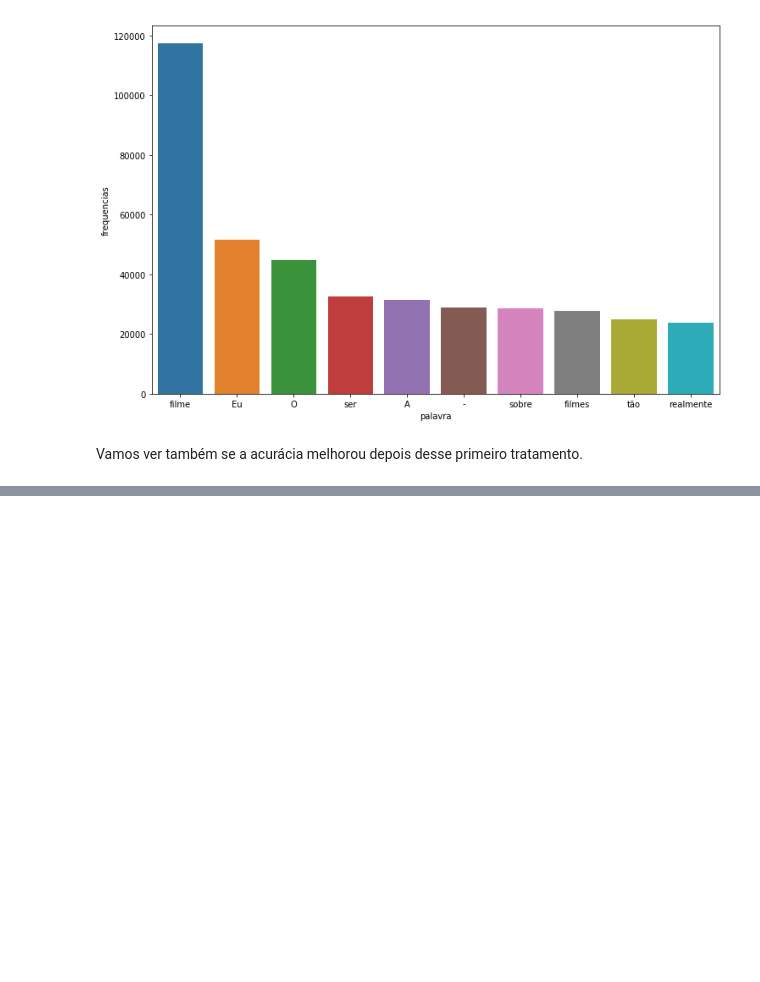
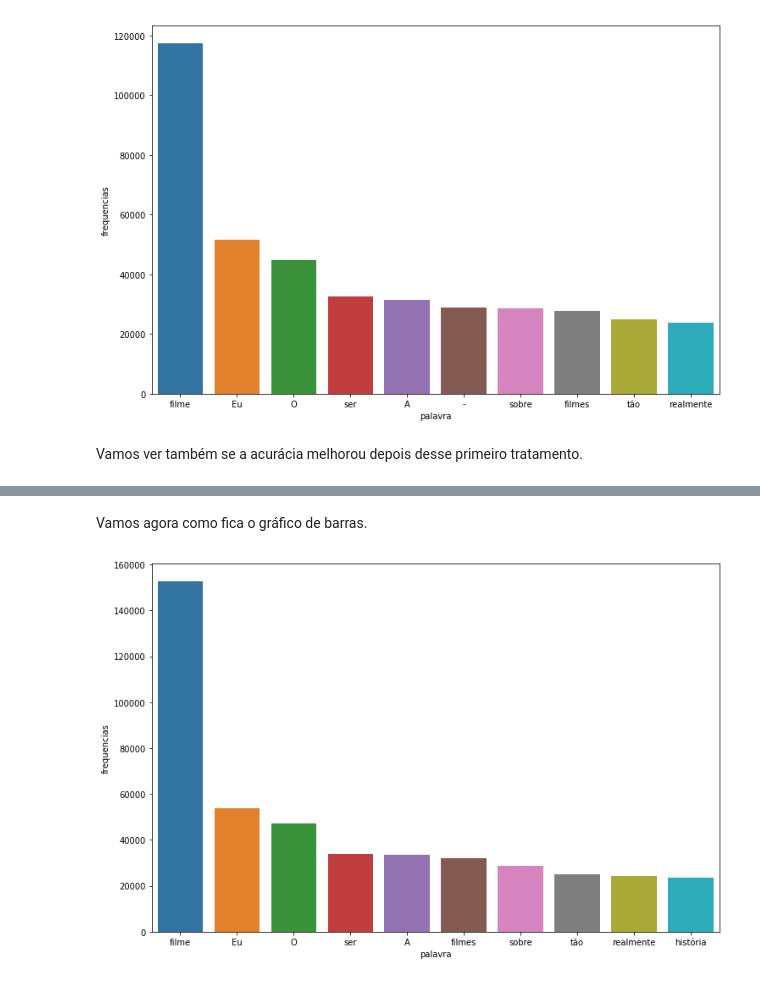
Before and after one commit to pedroAndrad1/linguagem_natural, a Jupyter notebook: linguagem_natural.ipynb, the cells around one changed output, grey strips where cells are left out. Saved outputs shown, nothing was run; the diff lists cells and outputs as text; code cells hidden in the pictures; blank space fills up the shorter version.

```diff
--- a/linguagem_natural.ipynb
+++ b/linguagem_natural.ipynb
@@ -412,0 +424,41 @@ classificar_texto(dataframe, "tratamento_0", "classificacao")
+# %%
+from string import punctuation
+
+#Essa lista sera onde guardaremos cada pontuacao.
+
+pontuacoes = list()
+
+for ponto in punctuation:
+  pontuacoes.append(ponto)
+
+#Vou ate unir a lista de pontuacoes com a de stop words, just in case
+pontuacoes_stopwords = pontuacoes + stop_words
+
+#Agora vamos aplicar a mesma logica que fizemos para retirar as stop words.
+#Dessa vez vou iterar sobre a coluna tratamento_0, pois estas ja nao tem stop words
+#so para diminuir o numero de iteracoes.
+
+frases_processadas = list()#Aqui ficaram nossas features tratadas
+tokenizador = tokenize.WordPunctTokenizer()
+
+#Para cada feature da coluna tratamento_0 do dataframe
+for feature in dataframe.text_pt:
+  #Aqui ficaram os tokens de nossa palavras, sem os tokens de pontuacoes.
+  nova_frase = list()
+  #dividindo a feature em tokens.
+  palavra_texto = tokenizador.tokenize(feature)
+
+  #Agora vamos iterar na lista de tokens para tirar as stop words.
+  #Para cada item na lista palavra_texto, os tokens.
+  for palavra in palavra_texto:
+    #Se a palavra nao estiver na lista de pontuacoes_stopwords,
+    #entao posso adicionar na lista nova_frase.
+      if(palavra not in pontuacoes_stopwords):
+          nova_frase.append(palavra)
+  #Vou juntar a lista nova_frase em uma string com o join(), separando por espaco,
+  #e adicionar na lista de frases processadas.
+  frases_processadas.append( ' '.join(nova_frase) )
+
+
+#Feito isso tudo, vou criar a coluna tratamento_1 e colocar todas as frases tratadas la.
+dataframe["tratamento_1"] = frases_processadas
@@ -412,0 +474,8 @@ classificar_texto(dataframe, "tratamento_0", "classificacao")
+# %% [markdown]
+Vamos agora como fica o gráfico de barras.
+# %%
+pareto(dataframe, "tratamento_1", 10)
+
+#Da pra ver que nao tem mais aquele "-" nas frequencias.
+# %% [output]
+[figure, added]
```
Also changed, not shown: parts of 9 cells of this notebook.
